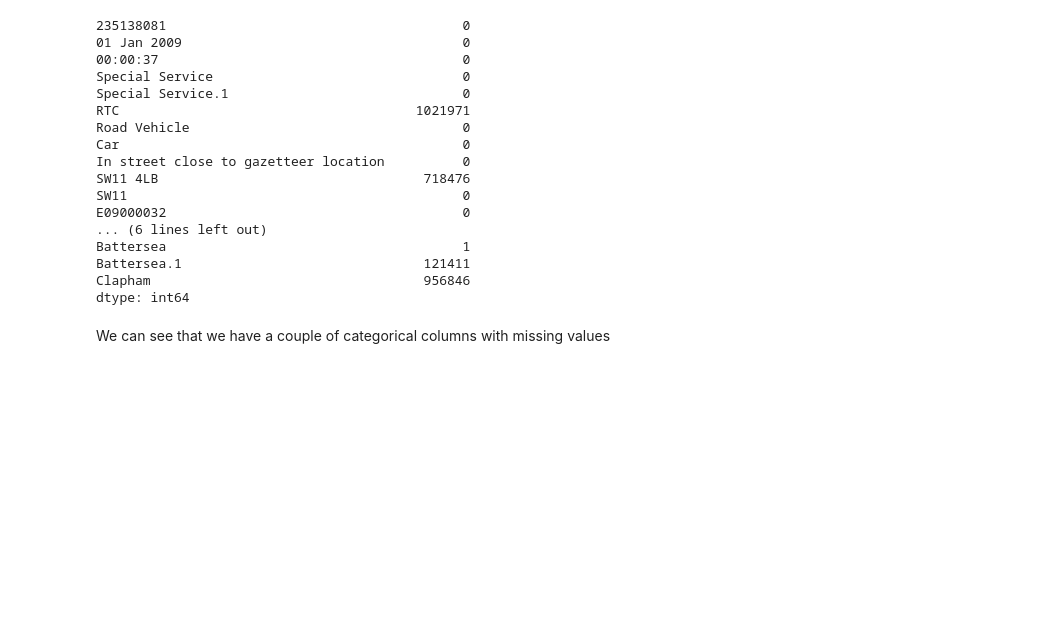
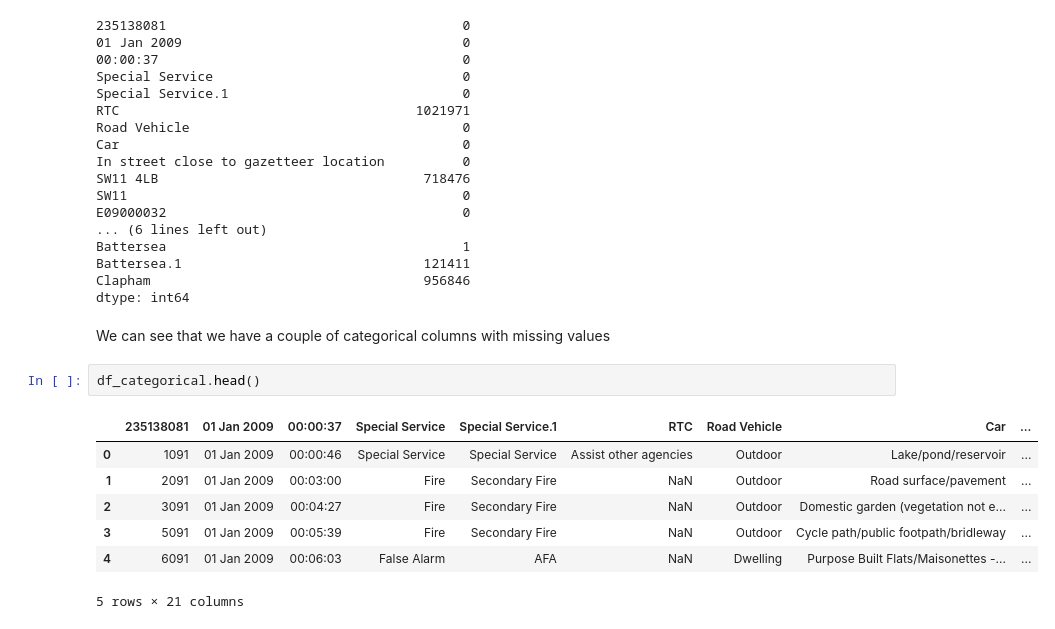
Before and after one commit to Ndaruga/Multiple-Machine-Learning-Projects, a Jupyter notebook: London-Fire-Brigade/LFB Analysis.ipynb, the cells around one changed output. Saved outputs shown, nothing was run; the diff lists cells and outputs as text; blank space fills up the shorter version.

```diff
--- a/London-Fire-Brigade/LFB Analysis.ipynb
+++ b/London-Fire-Brigade/LFB Analysis.ipynb
@@ -109,3 +109,13 @@ Clapham                                   956846
 dtype: int64
 # %% [markdown]
 We can see that we have a couple of categorical columns with missing values
+# %%
+df_categorical.head()
+# %% [output]
+|  | 235138081 | 01 Jan 2009 | 00:00:37 | Special Service | Special Service.1 | RTC | Road Vehicle | Car | ... |
+| 0 | 1091 | 01 Jan 2009 | 00:00:46 | Special Service | Special Service | Assist other agencies | Outdoor | Lake/pond/reservoir | ... |
+| 1 | 2091 | 01 Jan 2009 | 00:03:00 | Fire | Secondary Fire | NaN | Outdoor | Road surface/pavement | ... |
+| 2 | 3091 | 01 Jan 2009 | 00:04:27 | Fire | Secondary Fire | NaN | Outdoor | Domestic garden (vegetation not e... | ... |
+| 3 | 5091 | 01 Jan 2009 | 00:05:39 | Fire | Secondary Fire | NaN | Outdoor | Cycle path/public footpath/bridleway | ... |
+| 4 | 6091 | 01 Jan 2009 | 00:06:03 | False Alarm | AFA | NaN | Dwelling | Purpose Built Flats/Maisonettes -... | ... |
+5 rows × 21 columns
```
Also changed, not shown: parts of 1 cell of this notebook.
